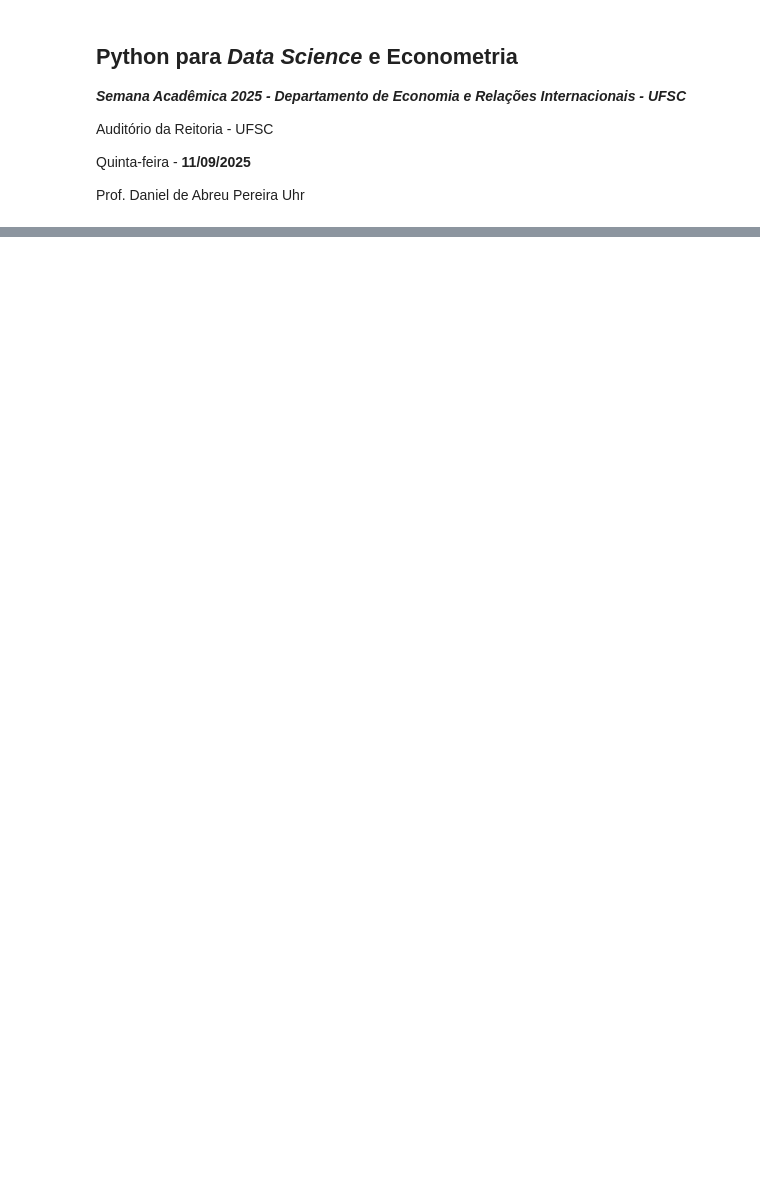
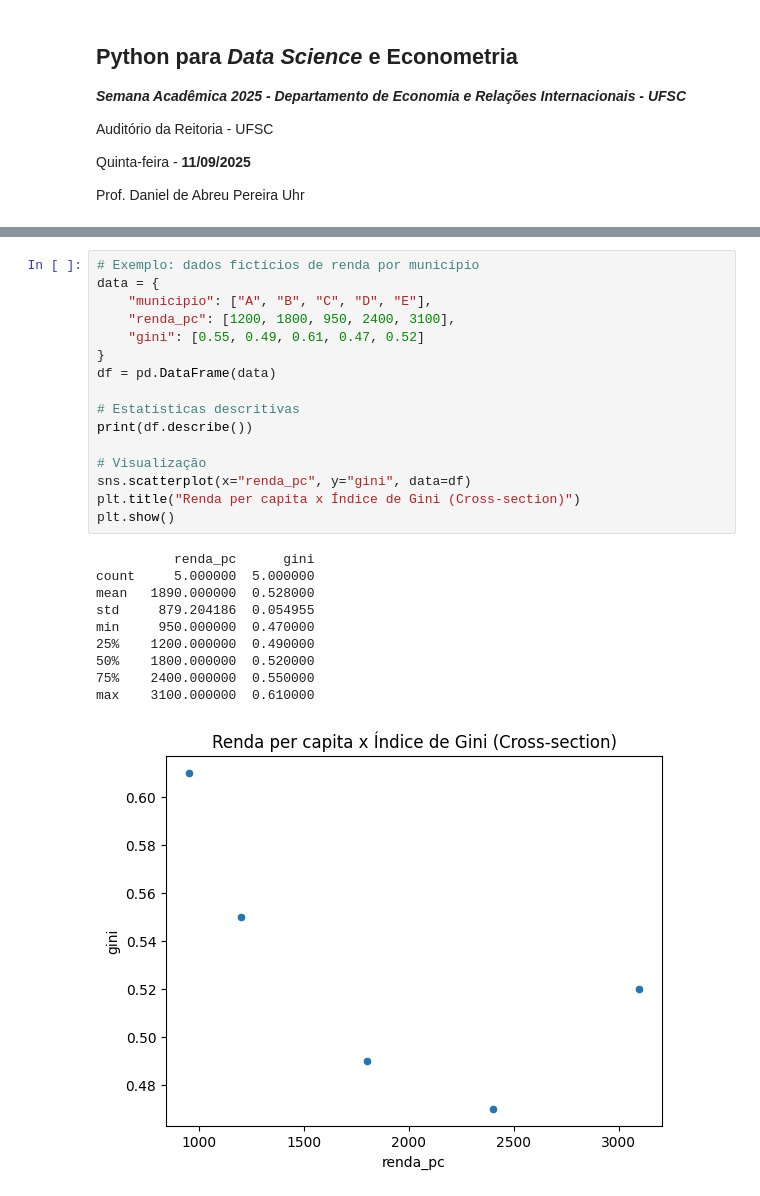
Before and after one commit to Daniel-Uhr/UFSC_2025, a Jupyter notebook: Seminario_2025_UFSC.ipynb, the cells around one changed output, grey strips where cells are left out. Cells and saved outputs as stored; diff of their text form; blank space fills up the shorter version.

```diff
--- a/Seminario_2025_UFSC.ipynb
+++ b/Seminario_2025_UFSC.ipynb
@@ -230,0 +268,27 @@ Vaga: https://explore.jobs.netflix.net/careers/job/790299738561
+# %%
+# Exemplo: dados fictícios de renda por município
+data = {
+    "municipio": ["A", "B", "C", "D", "E"],
+    "renda_pc": [1200, 1800, 950, 2400, 3100],
+    "gini": [0.55, 0.49, 0.61, 0.47, 0.52]
+}
+df = pd.DataFrame(data)
+
+# Estatísticas descritivas
+print(df.describe())
+
+# Visualização
+sns.scatterplot(x="renda_pc", y="gini", data=df)
+plt.title("Renda per capita x Índice de Gini (Cross-section)")
+plt.show()
+# %% [output]
+          renda_pc      gini
+count     5.000000  5.000000
+mean   1890.000000  0.528000
+std     879.204186  0.054955
+min     950.000000  0.470000
+25%    1200.000000  0.490000
+50%    1800.000000  0.520000
+75%    2400.000000  0.550000
+max    3100.000000  0.610000
+[figure, added]
```
Also changed, not shown: parts of 9 cells of this notebook.
